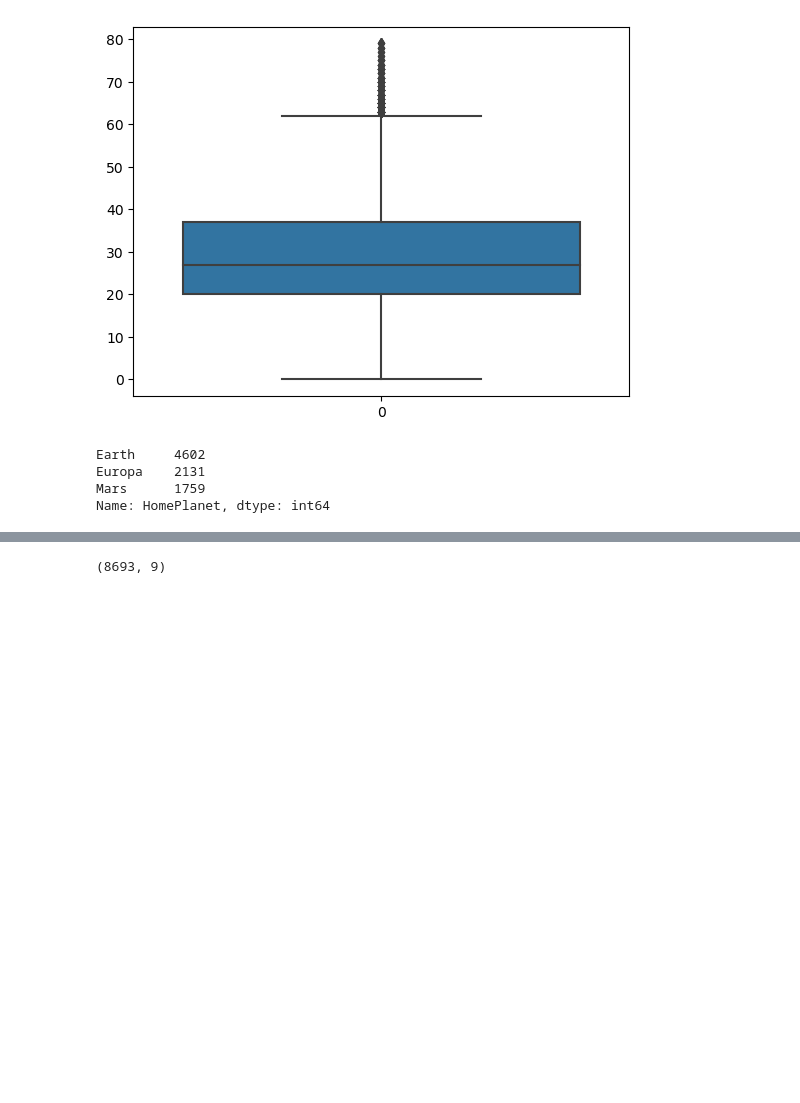
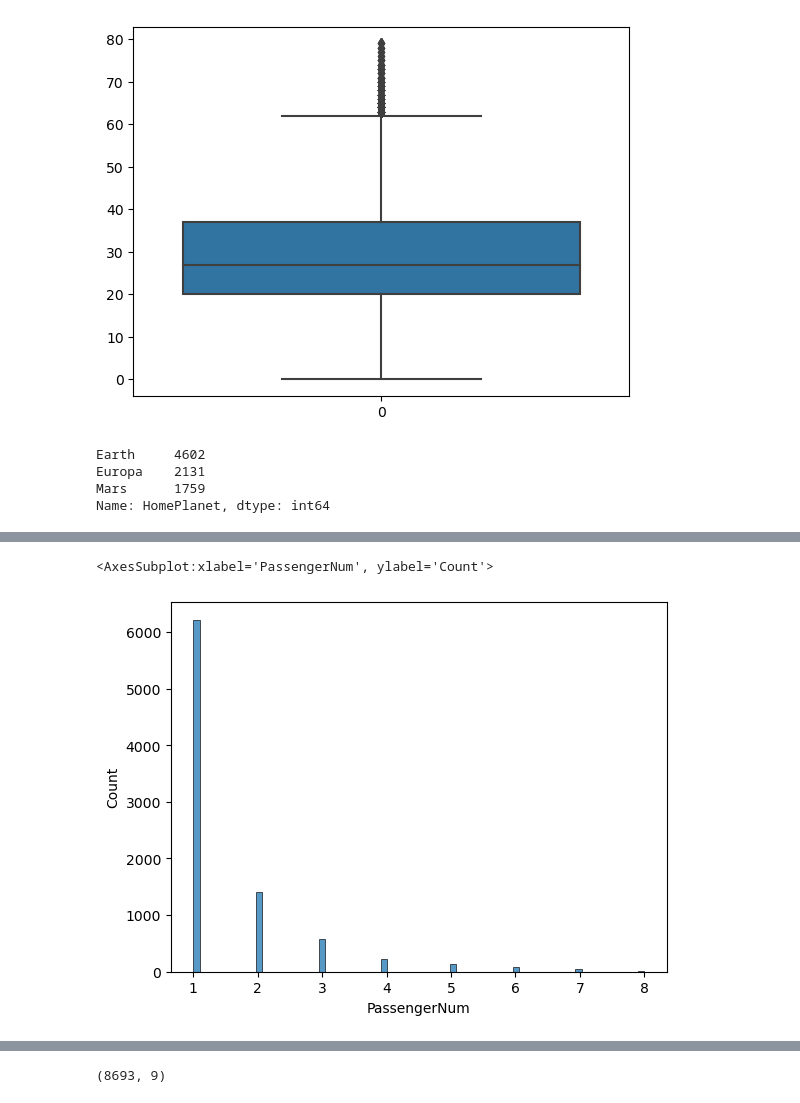
Before and after one commit to kartikgupta89/datascience-kaggle, a Jupyter notebook: c2-spaceship-titanic.ipynb, the cells around one changed output, grey strips where cells are left out. Cells and saved outputs as stored; diff of their text form; code cells hidden in the pictures; blank space fills up the shorter version.

```diff
--- a/c2-spaceship-titanic.ipynb
+++ b/c2-spaceship-titanic.ipynb
@@ -354,0 +360,5 @@ memory usage: 1.7+ MB
+# %%
+sns.histplot(data=train_data, x='PassengerNum')
+# %% [output]
+<AxesSubplot:xlabel='PassengerNum', ylabel='Count'>
+[figure, added]
```
Also changed, not shown: parts of 15 cells of this notebook.
